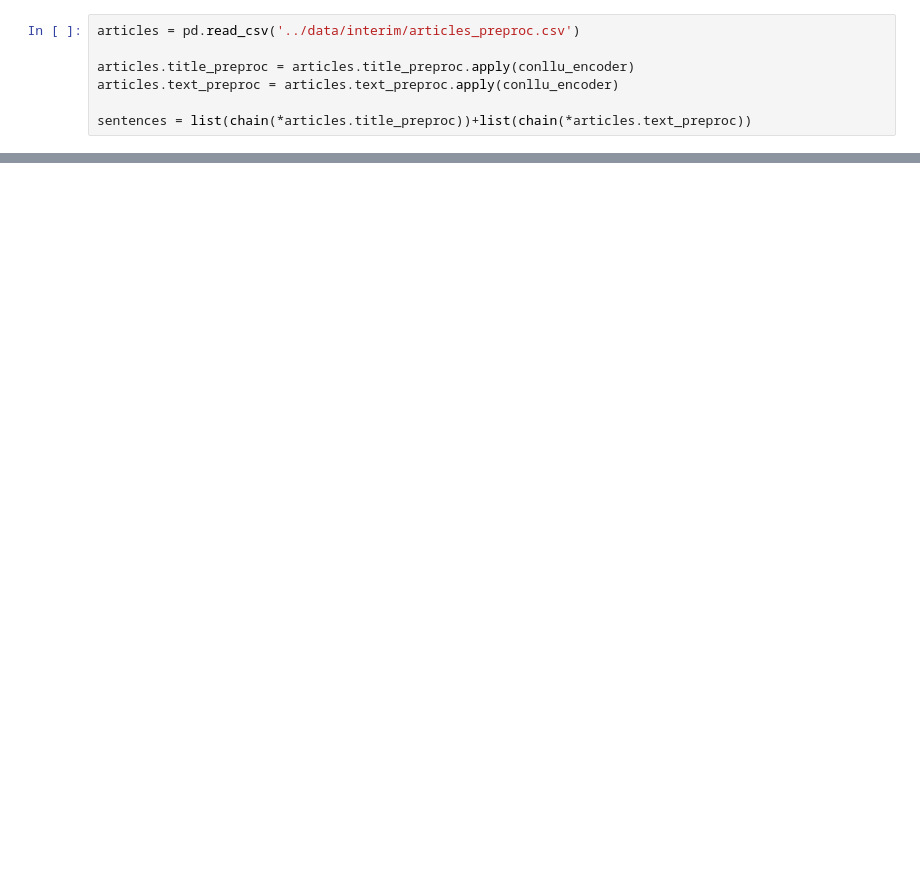
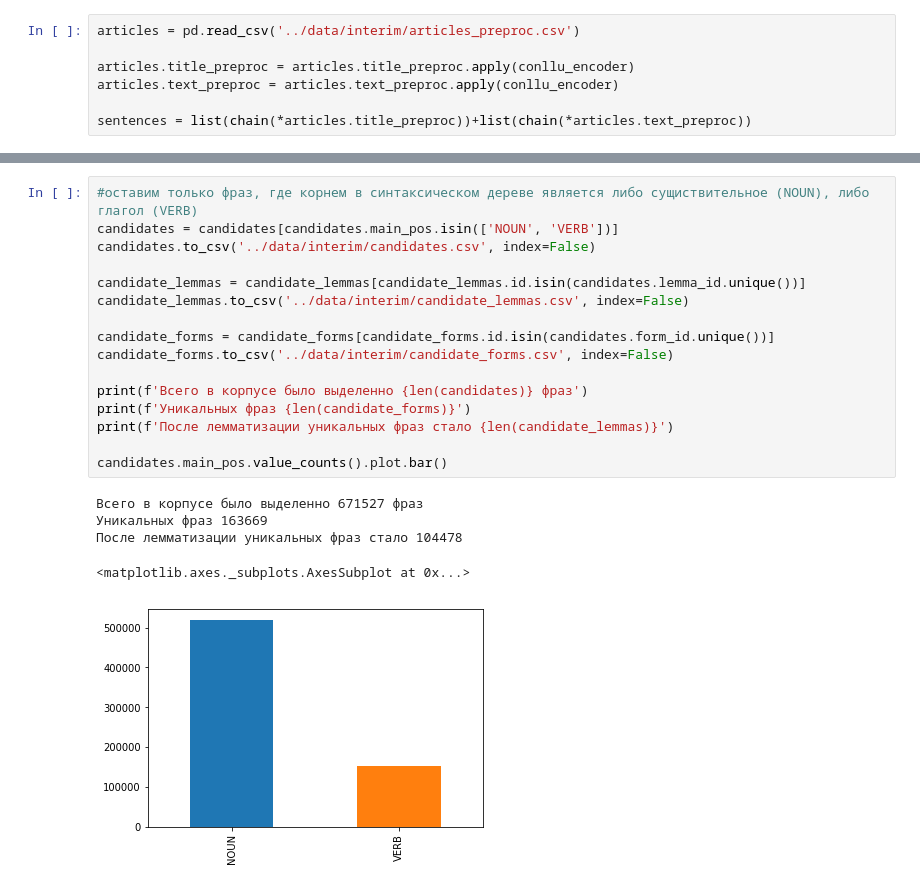
Before and after one commit to arinaaageeva/automatic_topic_labelling, a Jupyter notebook: notebooks/Step4_LabelCandidateExtract.ipynb, the cells around one changed output, grey strips where cells are left out. Saved outputs shown, nothing was run; the diff lists cells and outputs as text; blank space fills up the shorter version.

```diff
--- a/notebooks/Step4_LabelCandidateExtract.ipynb
+++ b/notebooks/Step4_LabelCandidateExtract.ipynb
@@ -121,0 +141,22 @@ plt.show()
+# %%
+#оставим только фраз, где корнем в синтаксическом дереве является либо сущиствительное (NOUN), либо глагол (VERB)
+candidates = candidates[candidates.main_pos.isin(['NOUN', 'VERB'])]
+candidates.to_csv('../data/interim/candidates.csv', index=False)
+
+candidate_lemmas = candidate_lemmas[candidate_lemmas.id.isin(candidates.lemma_id.unique())]
+candidate_lemmas.to_csv('../data/interim/candidate_lemmas.csv', index=False)
+
+candidate_forms = candidate_forms[candidate_forms.id.isin(candidates.form_id.unique())]
+candidate_forms.to_csv('../data/interim/candidate_forms.csv', index=False)
+
+print(f'Всего в корпусе было выделенно {len(candidates)} фраз')
+print(f'Уникальных фраз {len(candidate_forms)}')
+print(f'После лемматизации уникальных фраз стало {len(candidate_lemmas)}')
+
+candidates.main_pos.value_counts().plot.bar()
+# %% [output]
+Всего в корпусе было выделенно 671527 фраз
+Уникальных фраз 163669
+После лемматизации уникальных фраз стало 104478
+<matplotlib.axes._subplots.AxesSubplot at 0x...>
+[figure, added]
```
Also changed, not shown: parts of 15 cells of this notebook, 1 other file.
